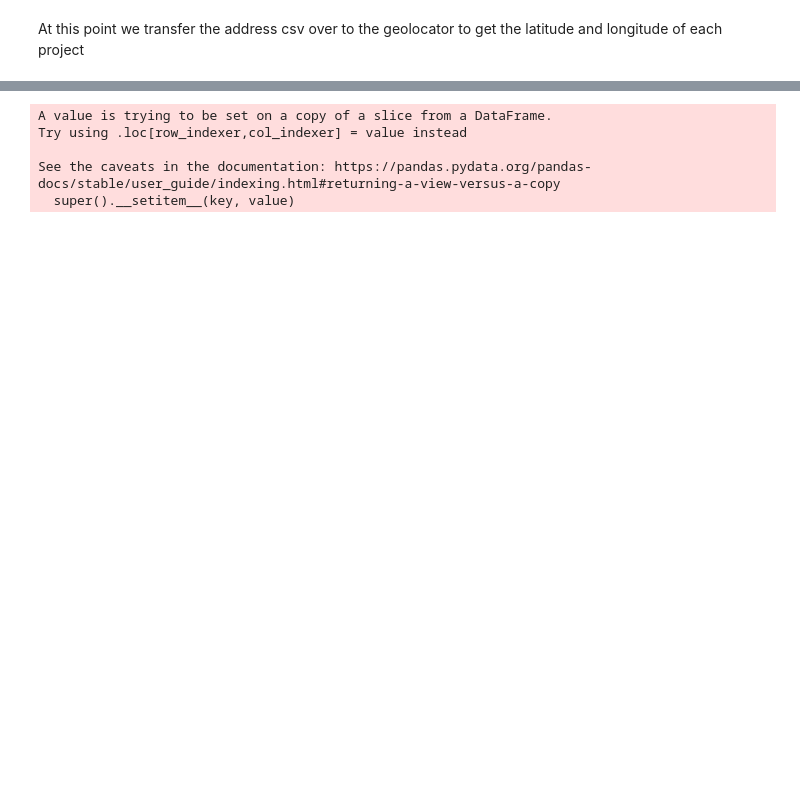
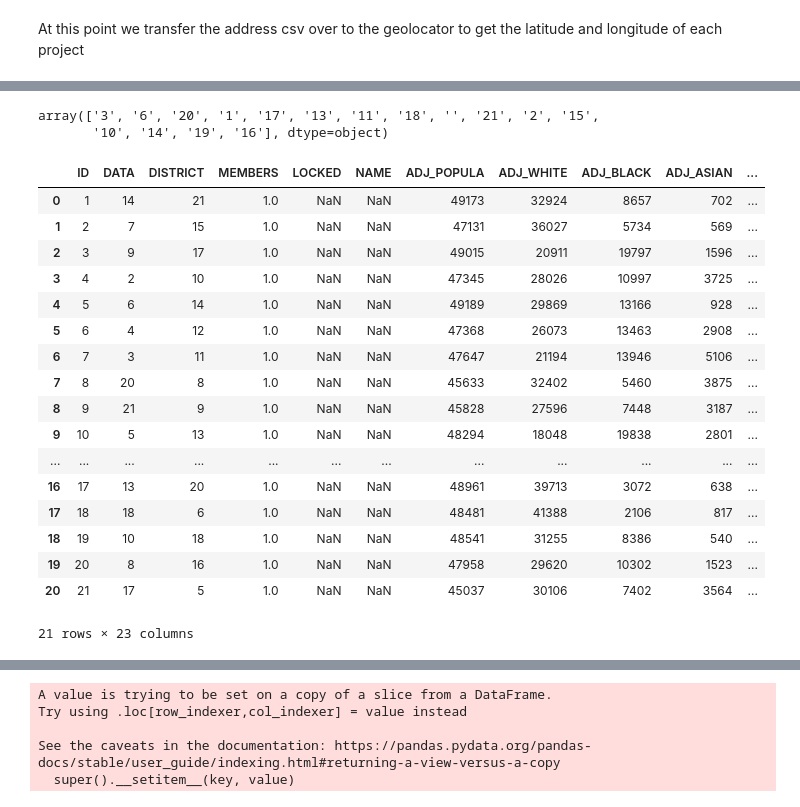
Before and after one commit to de-data-lab/delaware-energy, a Jupyter notebook: extract_data.ipynb, the cells around one changed output, grey strips where cells are left out. Saved outputs shown, nothing was run; the diff lists cells and outputs as text; code cells hidden in the pictures; blank space fills up the shorter version.

```diff
--- a/extract_data.ipynb
+++ b/extract_data.ipynb
@@ -159,6 +142,11 @@ us_map
 # %%
 # extract shape files for senate districts
 senate_districts = gpd.read_file("data/Enacted-Senate-EsriShp (1).zip")
+
+# Download area of land shapes
+worldland = gpd.read_file("data/ne_10m_land.zip")
+# Intersect senate districts with land area to trim water (Use higher resolution shapefiles to improve trim quality)
+senate_districts["geometry"] = senate_districts["geometry"].apply(lambda x: worldland["geometry"].intersection(x))[0]
 
 # Gets the senate district containing a point
 def get_district(x):
@@ -171,3 +159,9 @@ def get_district(x):
 
 # Add a column for senate district
 geolocated_data["Senate District"] = geolocated_data.apply(get_district, axis=1)
+# %%
+#geolocated_data.loc[geolocated_data["Senate District"] == "5"]
+geolocated_data["Senate District"].unique()
+# %% [output]
+array(['3', '6', '20', '1', '17', '13', '11', '18', '', '21', '2', '15',
+       '10', '14', '19', '16'], dtype=object)
@@ -174,3 +171,24 @@ geolocated_data["Senate District"] = geolocated_data.apply(get_district, axis=1)
+# %%
+senate_districts
+# %% [output]
+|  | ID | DATA | DISTRICT | MEMBERS | LOCKED | NAME | ADJ_POPULA | ADJ_WHITE | ADJ_BLACK | ADJ_ASIAN | ... |
+| 0 | 1 | 14 | 21 | 1.0 | NaN | NaN | 49173 | 32924 | 8657 | 702 | ... |
+| 1 | 2 | 7 | 15 | 1.0 | NaN | NaN | 47131 | 36027 | 5734 | 569 | ... |
+| 2 | 3 | 9 | 17 | 1.0 | NaN | NaN | 49015 | 20911 | 19797 | 1596 | ... |
+| 3 | 4 | 2 | 10 | 1.0 | NaN | NaN | 47345 | 28026 | 10997 | 3725 | ... |
+| 4 | 5 | 6 | 14 | 1.0 | NaN | NaN | 49189 | 29869 | 13166 | 928 | ... |
+| 5 | 6 | 4 | 12 | 1.0 | NaN | NaN | 47368 | 26073 | 13463 | 2908 | ... |
+| 6 | 7 | 3 | 11 | 1.0 | NaN | NaN | 47647 | 21194 | 13946 | 5106 | ... |
+| 7 | 8 | 20 | 8 | 1.0 | NaN | NaN | 45633 | 32402 | 5460 | 3875 | ... |
+| 8 | 9 | 21 | 9 | 1.0 | NaN | NaN | 45828 | 27596 | 7448 | 3187 | ... |
+| 9 | 10 | 5 | 13 | 1.0 | NaN | NaN | 48294 | 18048 | 19838 | 2801 | ... |
+| ... | ... | ... | ... | ... | ... | ... | ... | ... | ... | ... | ... |
+| 16 | 17 | 13 | 20 | 1.0 | NaN | NaN | 48961 | 39713 | 3072 | 638 | ... |
+| 17 | 18 | 18 | 6 | 1.0 | NaN | NaN | 48481 | 41388 | 2106 | 817 | ... |
+| 18 | 19 | 10 | 18 | 1.0 | NaN | NaN | 48541 | 31255 | 8386 | 540 | ... |
+| 19 | 20 | 8 | 16 | 1.0 | NaN | NaN | 47958 | 29620 | 10302 | 1523 | ... |
+| 20 | 21 | 17 | 5 | 1.0 | NaN | NaN | 45037 | 30106 | 7402 | 3564 | ... |
+21 rows × 23 columns
 # %%
 geolocated_data.drop(columns=["input addresses", "census tract", "lot", "lat"]).to_file("data/DSHA_districted.geojson", driver="GeoJSON")
 # %%
```
Also changed, not shown: parts of 22 cells of this notebook.
